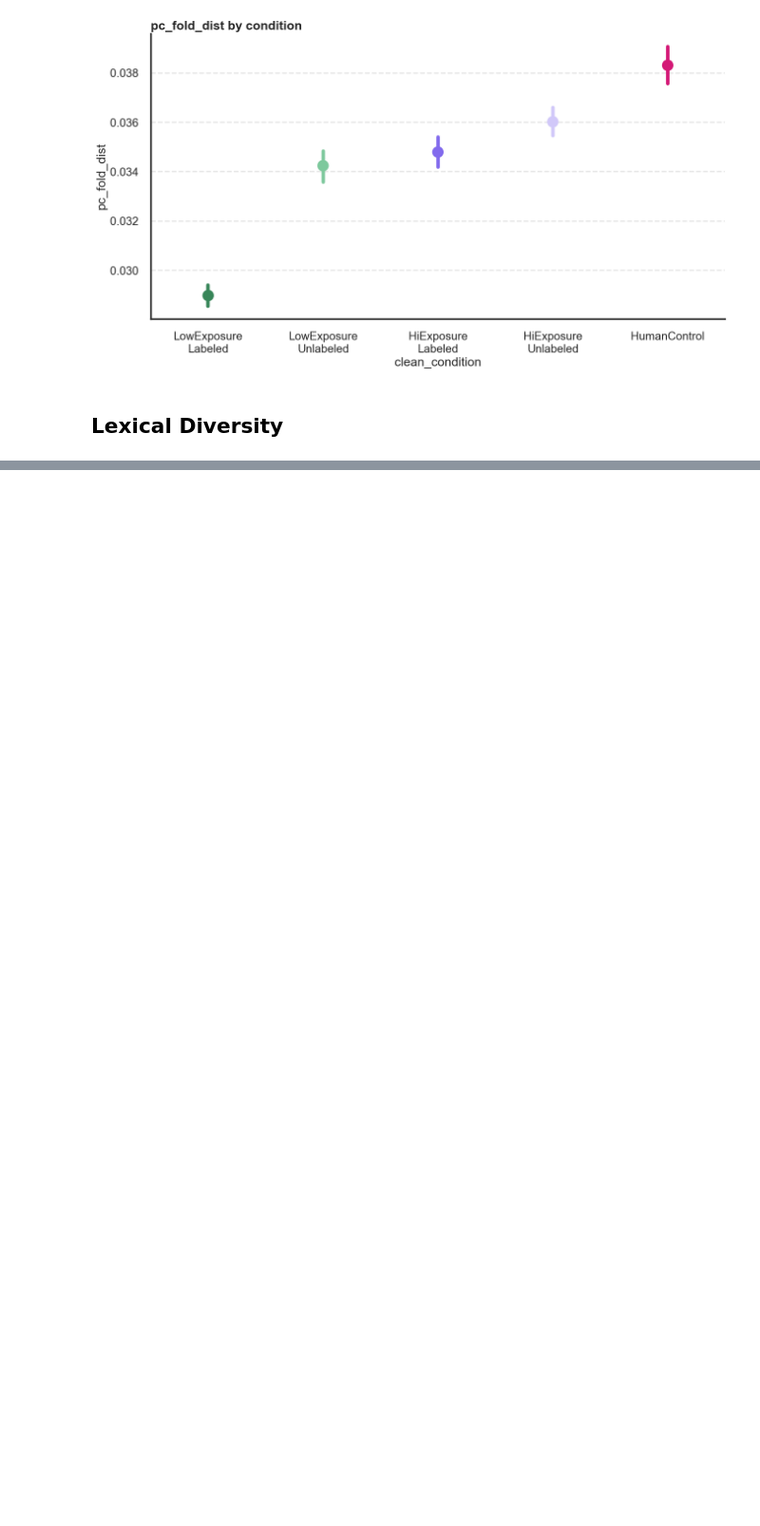
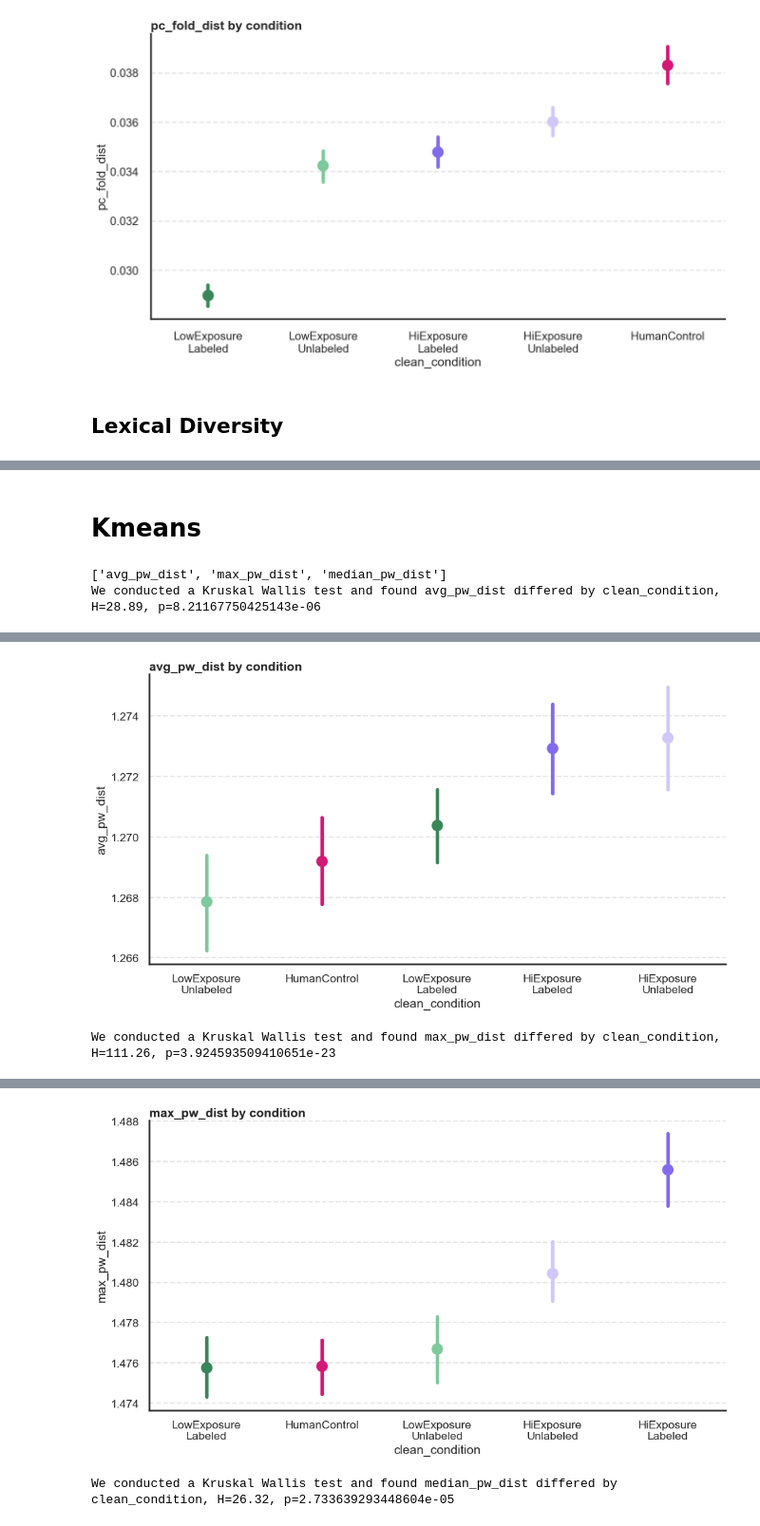
Before and after one commit to josh-ashkinaze/net_create, a Jupyter notebook: scripts/analyze_experiment/diversity_metrics.ipynb, the cells around one changed output, grey strips where cells are left out. Shown at 95% size. Cells and saved outputs as stored; diff of their text form; code cells hidden in the pictures; blank space fills up the shorter version.

```diff
--- a/scripts/analyze_experiment/diversity_metrics.ipynb
+++ b/scripts/analyze_experiment/diversity_metrics.ipynb
@@ -710,0 +784,33 @@ We conducted a Kruskal Wallis test and found shannon_e_dist differed by clean_co
+# %% [markdown]
+# Kmeans
+# %%
+from scipy.spatial.distance import pdist
+
+def compute_embedding_metrics(X):
+    # Compute pairwise distances
+    dists = pdist(X, 'euclidean')
+
+
+    return pd.Series({
+        'avg_pw_dist': np.mean(dists),
+        'max_pw_dist': np.max(dists),
+        'median_pw_dist': np.median(dists)
+    })
+
+def process_iteration(tdf, seed):
+    np.random.seed(seed)  # set seed for reproducibility
+    tdf = tdf.groupby(by=['clean_condition', 'condition', 'item']).sample(n=50, random_state=seed)
+    condition_ideas = tdf.groupby(by=['clean_condition', 'condition', 'item'])['response_text'].apply(lambda x: list(x)).reset_index()
+    condition_ideas['vectors'] = condition_ideas['response_text'].apply(lambda x: np.vstack([idea2vec[i] for i in x]))
+    embedding_metrics = condition_ideas['vectors'].apply(compute_embedding_metrics)
+    condition_ideas = pd.concat([condition_ideas, embedding_metrics], axis=1)
+    condition_ideas['seed'] = seed
+    return condition_ideas
+
+# Run the iterations in parallel using joblib
+embedding_results = Parallel(n_jobs=-1)(delayed(process_iteration)(df, i) for i in range(100))
+embedding_df = pd.concat(embedding_results)
+process_metrics(embedding_df)
+# %% [output]
+['avg_pw_dist', 'max_pw_dist', 'median_pw_dist']
+We conducted a Kruskal Wallis test and found avg_pw_dist differed by clean_condition, H=28.89, p=8.21167750425143e-06
@@ -710,0 +828,2 @@ We conducted a Kruskal Wallis test and found shannon_e_dist differed by clean_co
+[figure, added]
+We conducted a Kruskal Wallis test and found max_pw_dist differed by clean_condition, H=111.26, p=3.924593509410651e-23
@@ -710,0 +841,2 @@ We conducted a Kruskal Wallis test and found shannon_e_dist differed by clean_co
+[figure, added]
+We conducted a Kruskal Wallis test and found median_pw_dist differed by clean_condition, H=26.32, p=2.733639293448604e-05
```
Also changed, not shown: parts of 13 cells of this notebook.
